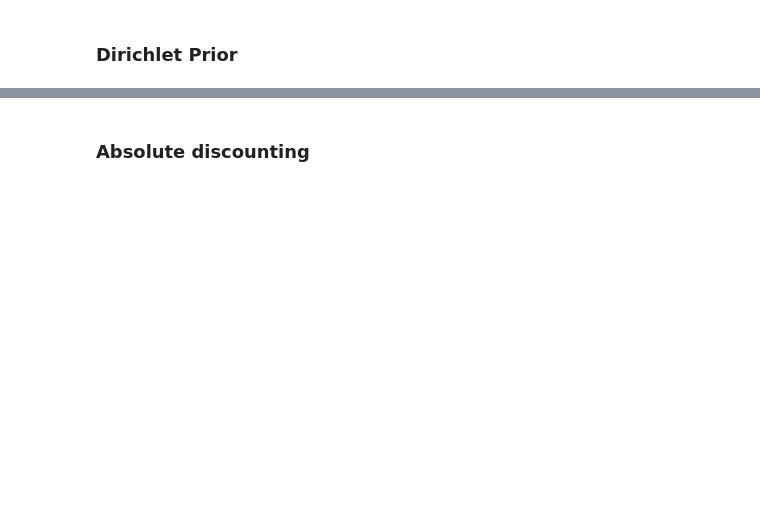
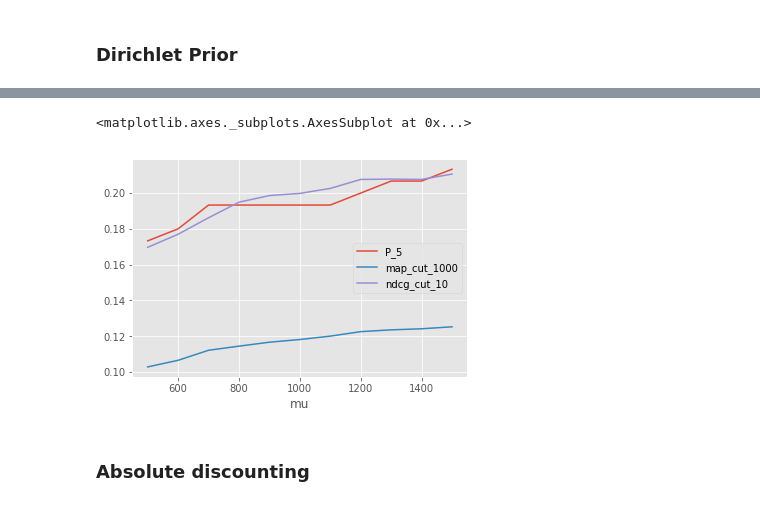
Before and after one commit to littlewine/search-struct-unstruct-data, a Jupyter notebook: assignment 1 clean.ipynb, the cells around one changed output, grey strips where cells are left out. Cells and saved outputs as stored; diff of their text form; code cells hidden in the pictures; blank space fills up the shorter version.

```diff
--- a/assignment 1 clean.ipynb
+++ b/assignment 1 clean.ipynb
@@ -541,0 +636,6 @@ print ('elapsed time:',time.time()-start_time)
+# %%
+filenames = glob.glob('./dirichlet_prior_*')
+# %%
+scores = get_scores(filenames)
+scores = pd.DataFrame.from_dict(scores,dtype=float)
+scores.index.name='mu'
@@ -542 +658,6 @@ print ('elapsed time:',time.time()-start_time)
+# %%
+scores.drop('recall_1000',axis=1).plot()
+# %% [output]
+<matplotlib.axes._subplots.AxesSubplot at 0x...>
+[figure, added]
 # %%
```
Also changed, not shown: parts of 38 cells of this notebook.
